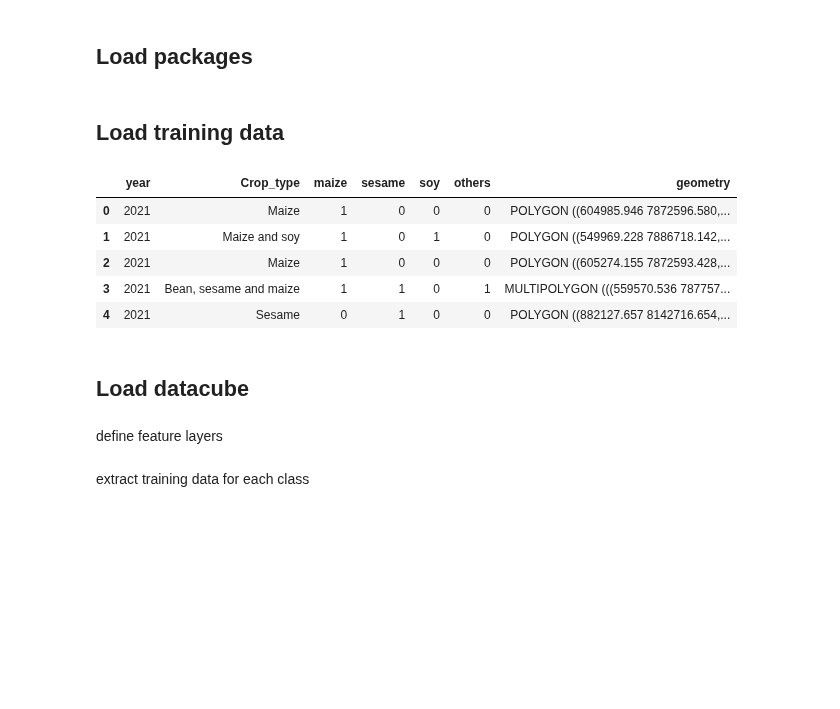
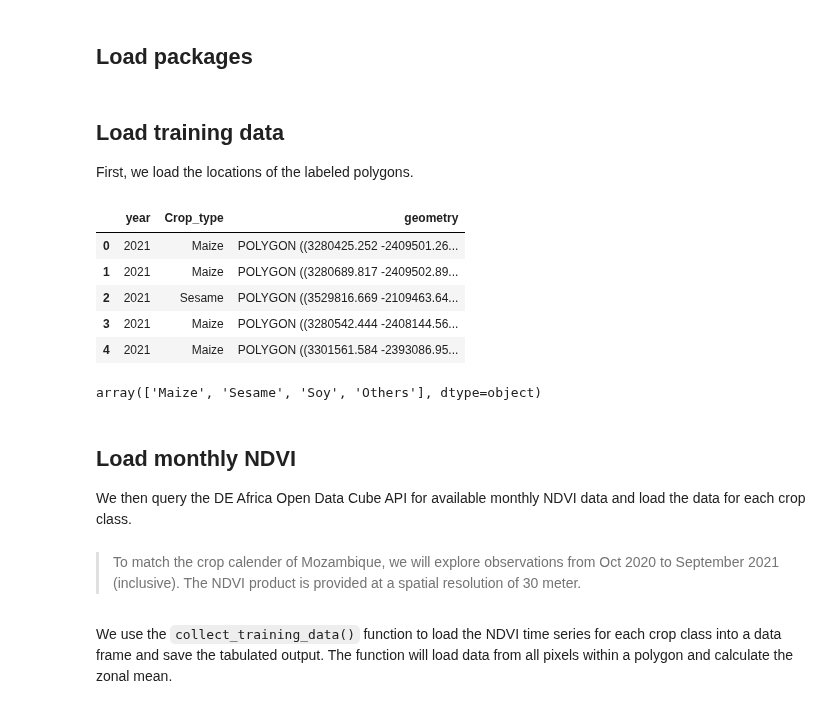
Before and after one commit to digitalearthafrica/FAO_crop_type, a Jupyter notebook: 2_Phenology_exploration.ipynb, the cells around one changed output. Drawn from its saved outputs; the diff is of its cells as text; code cells hidden in the pictures; blank space fills up the shorter version.

```diff
--- a/2_Phenology_exploration.ipynb
+++ b/2_Phenology_exploration.ipynb
@@ -29,23 +41,32 @@ from datetime import datetime
 %matplotlib inline
 # %% [markdown]
 ## Load training data
+
+First, we load the locations of the labeled polygons.
 # %%
 # Point to crop type training data
-input_folder="data"
-output_crs="EPSG:32736"
-output_folder="results"
-path= os.path.join(input_folder,"Cash_crop_type_formatted.geojson")
+input_folder="Data"
+output_folder="Results"
+output_crs="EPSG:6933"
+path= os.path.join(input_folder,"Cash_crop_type_subset_single_crops_merged.shp")
 gpd_crop_types = gpd.read_file(path).to_crs(output_crs)
 gpd_crop_types.head()
 # %% [output]
-|  | year | Crop_type | maize | sesame | soy | others | geometry |
-| 0 | 2021 | Maize | 1 | 0 | 0 | 0 | POLYGON ((604985.946 7872596.580,... |
-| 1 | 2021 | Maize and soy | 1 | 0 | 1 | 0 | POLYGON ((549969.228 7886718.142,... |
-| 2 | 2021 | Maize | 1 | 0 | 0 | 0 | POLYGON ((605274.155 7872593.428,... |
-| 3 | 2021 | Bean, sesame and maize | 1 | 1 | 0 | 1 | MULTIPOLYGON (((559570.536 787757... |
-| 4 | 2021 | Sesame | 0 | 1 | 0 | 0 | POLYGON ((882127.657 8142716.654,... |
+|  | year | Crop_type | geometry |
+| 0 | 2021 | Maize | POLYGON ((3280425.252 -2409501.26... |
+| 1 | 2021 | Maize | POLYGON ((3280689.817 -2409502.89... |
+| 2 | 2021 | Sesame | POLYGON ((3529816.669 -2109463.64... |
+| 3 | 2021 | Maize | POLYGON ((3280542.444 -2408144.56... |
+| 4 | 2021 | Maize | POLYGON ((3301561.584 -2393086.95... |
+# %%
+gpd_crop_types["Crop_type"].unique()
+# %% [output]
+array(['Maize', 'Sesame', 'Soy', 'Others'], dtype=object)
 # %% [markdown]
-## Load datacube
+## Load monthly NDVI
+
+We then query the DE Africa Open Data Cube API for available monthly NDVI data and load the data for each crop class.
-# %% [markdown]
-define feature layers
+# %% [markdown]
+> To match the crop calender of Mozambique, we will explore observations from Oct 2020 to September 2021 (inclusive).
+The NDVI product is provided at a spatial resolution of 30 meter.
 # %%
@@ -76,5 +98,6 @@ def feature_layers(query):
                 ds_stacked=xr.merge([ds_stacked,measure_single],compat='override')
     return ds_stacked
 # %% [markdown]
-extract training data for each class
+We use the `collect_training_data()` function to load the NDVI time series for each crop class into a data frame and save the tabulated output.
+The function will load data from all pixels within a polygon and calculate the zonal mean.
 # %%
```
Also changed, not shown: parts of 14 cells of this notebook, 4 other files.
